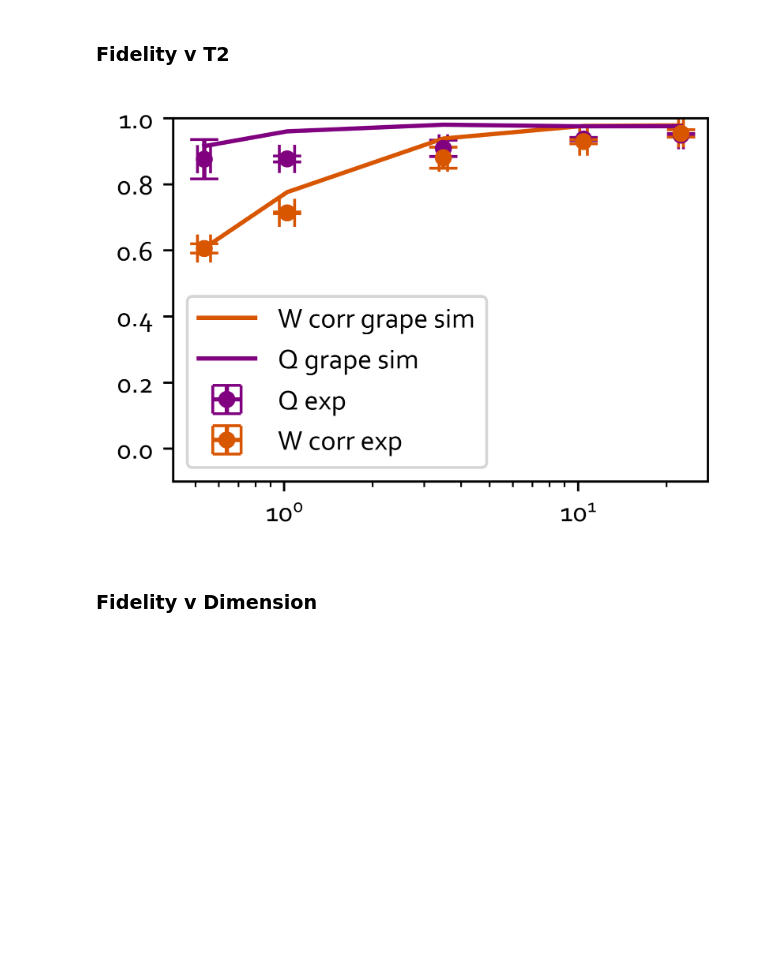
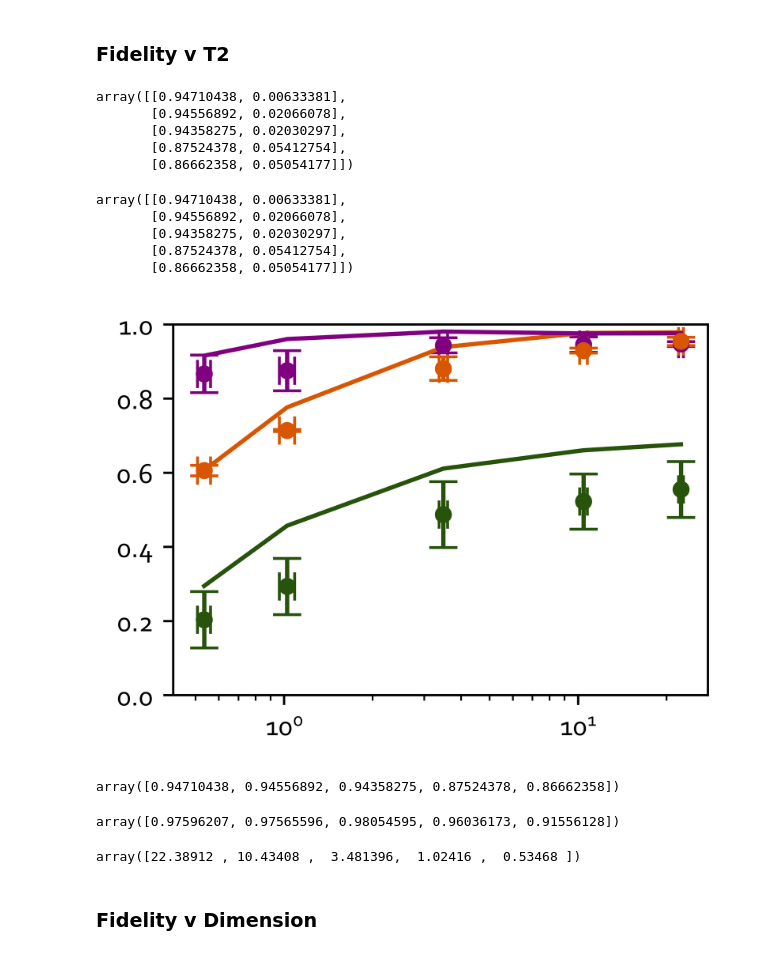
Before and after one commit to clarayfontaine/ORENS_bosonic_state_reconstruction, a Jupyter notebook: F_v_Dim_and_T2_Data_Processing_and_Simulation_Dec_16/plot_all_figures.ipynb, the cells around one changed output. Saved outputs shown, nothing was run; the diff lists cells and outputs as text; code cells hidden in the pictures; blank space fills up the shorter version.

```diff
--- a/F_v_Dim_and_T2_Data_Processing_and_Simulation_Dec_16/plot_all_figures.ipynb
+++ b/F_v_Dim_and_T2_Data_Processing_and_Simulation_Dec_16/plot_all_figures.ipynb
@@ -47,7 +49,7 @@ Q_exp_directory = r"results_dimensions\exp\Q\minimal"
 
 Q_exp_T2_directory = r"results_t2\exp\Q"
 
-save_figs_path = r"C:\Users\a9522\Desktop\paper\QRP\figs\all"
+save_figs_path = r"figs"
 # %% [markdown]
 # Figure 2: Coherent error
 # %% [markdown]
@@ -569,6 +604,14 @@ Q_exp_T2_fidelities = extract_Q_T2_fidelities(Q_exp_T2_directory)
 W_corr_exp_T2_fidelities, W_norm_exp_T2_fidelities = extract_W_T2_fidelities(
     W_exp_T2_directory
 )
+# %%
+Q_exp_T2_fidelities
+# %% [output]
+array([[0.94710438, 0.00633381],
+       [0.94556892, 0.02066078],
+       [0.94358275, 0.02030297],
+       [0.87524378, 0.05412754],
+       [0.86662358, 0.05054177]])
 # %%
 Q_sim_T2_grape_directory = r"results_t2\sim\Q\grape_target_states"
 Q_sim_T2_grape_results = extract_Q_T2_fidelities(Q_sim_T2_grape_directory)
@@ -585,6 +628,14 @@ W_corr_sim_T2_grape_results, W_norm_sim_T2_grape_results = extract_W_T2_fideliti
 # W_corr_sim_T2_ideal_results, W_norm_sim_T2_ideal_results = extract_W_T2_data(
 #     W_sim_T2_ideal_directory
 # )
+# %%
+Q_exp_T2_fidelities
+# %% [output]
+array([[0.94710438, 0.00633381],
+       [0.94556892, 0.02066078],
+       [0.94358275, 0.02030297],
+       [0.87524378, 0.05412754],
+       [0.86662358, 0.05054177]])
 # %%
 fig, ax = plt.subplots(figsize=half_width_dims, dpi=1200)
 
@@ -625,37 +676,74 @@ line_Wcorrexp = ax.errorbar(
     label="W corr exp",
     #     marker=marker_shape[i],
     markersize=markersize,
-    capsize=markersize
+    capsize=markersize,
     #     edgecolor=edge_color[i],
     #     linewidth=lw,
 )
 
 
 line_Wcorrsim = plt.plot(
     T2s,
     W_corr_sim_T2_grape_results[:, 0],
     "-",
     color=color_W_corr,
     label="W corr grape sim",
 )
 
+line_Wnormexp = ax.errorbar(
+    x=T2s,
+    y=W_norm_exp_T2_fidelities[:, 0],
+    yerr=W_norm_exp_T2_fidelities[:, 1],
+    xerr=T2s_err,
+    c=color_W_norm,
+    fmt="o",
+    label="W norm exp",
+    #     marker=marker_shape[i],
+    markersize=markersize,
+    capsize=markersize,
+    #     edgecolor=edge_color[i],
+    #     linewidth=lw,
+)
+
+
+line_Wnormsim = plt.plot(
+    T2s,
+    W_norm_sim_T2_grape_results[:, 0],
+    "-",
+    color=color_W_norm,
+    label="W norm grape sim",
+)
+
 line_Qsim = plt.plot(
     T2s,
     Q_sim_T2_grape_results[:, 0],
     "-",
     color=color_Q,
     label="Q grape sim",
 )
 
 ax.set_xscale("log")
+ax.set_ylim([0, 1])
 
-ax.legend()
+# ax.legend()
 # ax.set_title("Fidelity vs T2")
 plt.show()
 
 fig.savefig(save_figs_path + "/fig4_t2.pdf", dpi=1200)
 # %% [output]
-[figure, old version]
+[figure, new version]
+# %%
+Q_exp_T2_fidelities[:, 0]
+# %% [output]
+array([0.94710438, 0.94556892, 0.94358275, 0.87524378, 0.86662358])
+# %%
+Q_sim_T2_grape_results[:, 0]
+# %% [output]
+array([0.97596207, 0.97565596, 0.98054595, 0.96036173, 0.91556128])
+# %%
+T2s
+# %% [output]
+array([22.38912 , 10.43408 ,  3.481396,  1.02416 ,  0.53468 ])
 # %% [markdown]
 ### Fidelity v Dimension
 # %%
```
Also changed, not shown: parts of 15 cells of this notebook, 13 other files.
